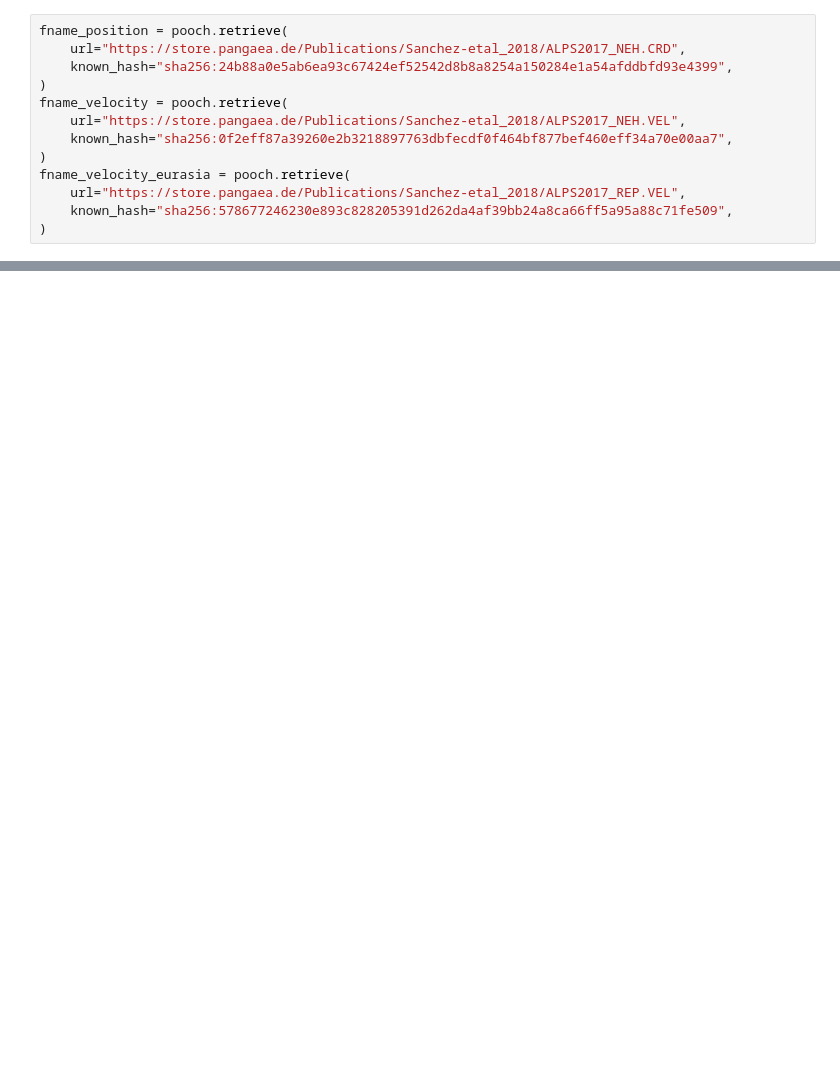
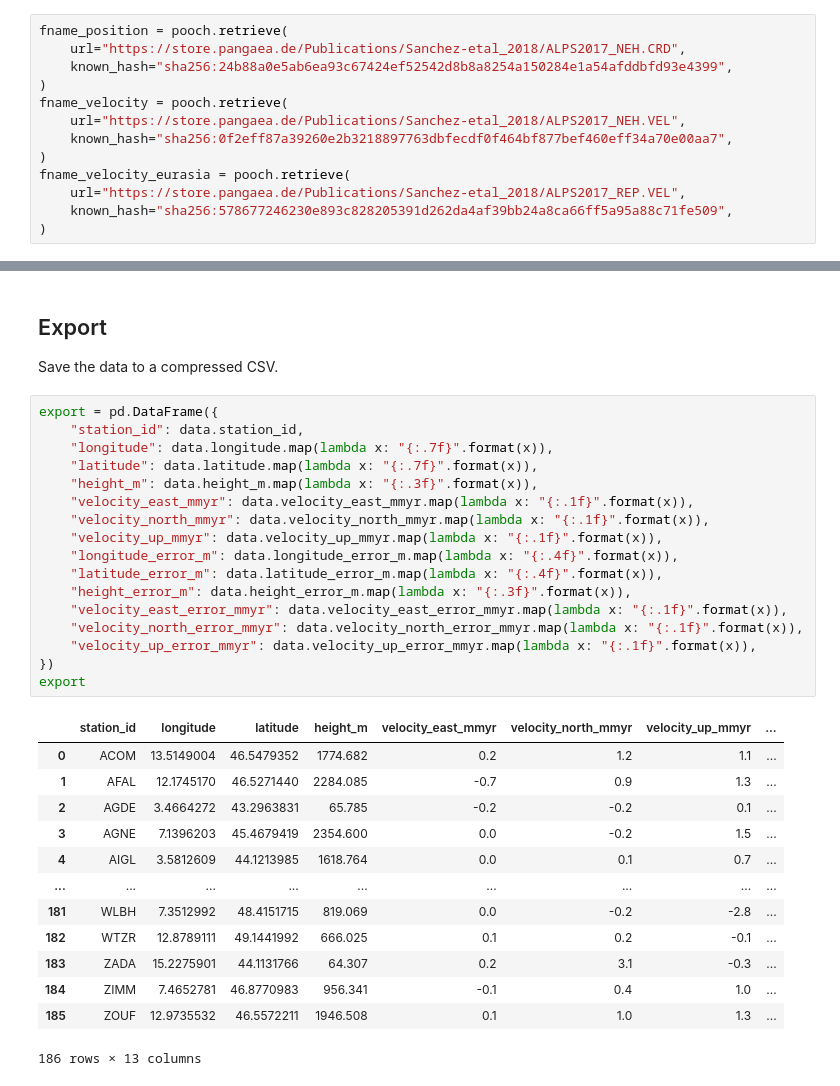
Before and after one commit to fatiando/data, a Jupyter notebook: alps-gps-velocity/prepare.ipynb, the cells around one changed output, grey strips where cells are left out. Saved outputs shown, nothing was run; the diff lists cells and outputs as text; blank space fills up the shorter version.

```diff
--- a/alps-gps-velocity/prepare.ipynb
+++ b/alps-gps-velocity/prepare.ipynb
@@ -176,0 +290,35 @@ plt.show()
+# %% [markdown]
+## Export
+
+Save the data to a compressed CSV.
+# %%
+export = pd.DataFrame({
+    "station_id": data.station_id,
+    "longitude": data.longitude.map(lambda x: "{:.7f}".format(x)),
+    "latitude": data.latitude.map(lambda x: "{:.7f}".format(x)),
+    "height_m": data.height_m.map(lambda x: "{:.3f}".format(x)),
+    "velocity_east_mmyr": data.velocity_east_mmyr.map(lambda x: "{:.1f}".format(x)),
+    "velocity_north_mmyr": data.velocity_north_mmyr.map(lambda x: "{:.1f}".format(x)),
+    "velocity_up_mmyr": data.velocity_up_mmyr.map(lambda x: "{:.1f}".format(x)),
+    "longitude_error_m": data.longitude_error_m.map(lambda x: "{:.4f}".format(x)),
+    "latitude_error_m": data.latitude_error_m.map(lambda x: "{:.4f}".format(x)),
+    "height_error_m": data.height_error_m.map(lambda x: "{:.3f}".format(x)),
+    "velocity_east_error_mmyr": data.velocity_east_error_mmyr.map(lambda x: "{:.1f}".format(x)),
+    "velocity_north_error_mmyr": data.velocity_north_error_mmyr.map(lambda x: "{:.1f}".format(x)),
+    "velocity_up_error_mmyr": data.velocity_up_error_mmyr.map(lambda x: "{:.1f}".format(x)),
+})
+export
+# %% [output]
+|  | station_id | longitude | latitude | height_m | velocity_east_mmyr | velocity_north_mmyr | velocity_up_mmyr | ... |
+| 0 | ACOM | 13.5149004 | 46.5479352 | 1774.682 | 0.2 | 1.2 | 1.1 | ... |
+| 1 | AFAL | 12.1745170 | 46.5271440 | 2284.085 | -0.7 | 0.9 | 1.3 | ... |
+| 2 | AGDE | 3.4664272 | 43.2963831 | 65.785 | -0.2 | -0.2 | 0.1 | ... |
+| 3 | AGNE | 7.1396203 | 45.4679419 | 2354.600 | 0.0 | -0.2 | 1.5 | ... |
+| 4 | AIGL | 3.5812609 | 44.1213985 | 1618.764 | 0.0 | 0.1 | 0.7 | ... |
+| ... | ... | ... | ... | ... | ... | ... | ... | ... |
+| 181 | WLBH | 7.3512992 | 48.4151715 | 819.069 | 0.0 | -0.2 | -2.8 | ... |
+| 182 | WTZR | 12.8789111 | 49.1441992 | 666.025 | 0.1 | 0.2 | -0.1 | ... |
+| 183 | ZADA | 15.2275901 | 44.1131766 | 64.307 | 0.2 | 3.1 | -0.3 | ... |
+| 184 | ZIMM | 7.4652781 | 46.8770983 | 956.341 | -0.1 | 0.4 | 1.0 | ... |
+| 185 | ZOUF | 12.9735532 | 46.5572211 | 1946.508 | 0.1 | 1.0 | 1.3 | ... |
+186 rows × 13 columns
```
Also changed, not shown: parts of 21 cells of this notebook, 2 other files.
